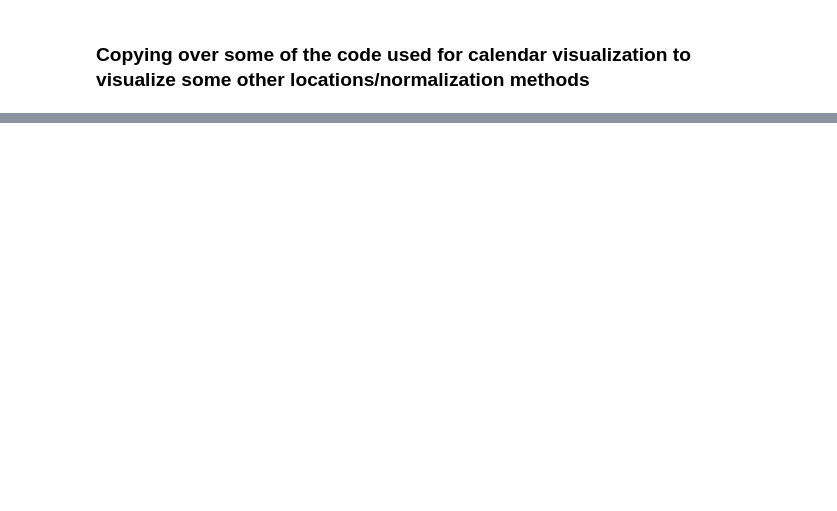
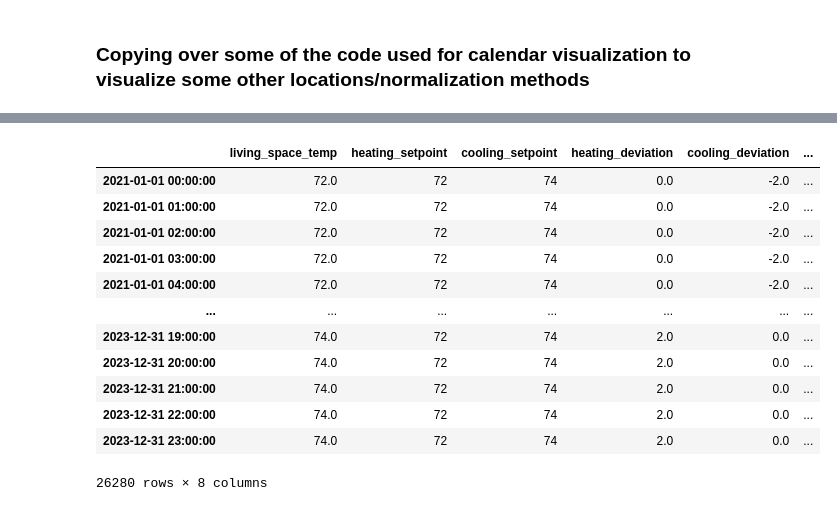
Before and after one commit to alchemicHen/hvac-viz, a Jupyter notebook: alt_calendar_viz.ipynb, the cells around one changed output, grey strips where cells are left out. Cells and saved outputs as stored; diff of their text form; code cells hidden in the pictures; blank space fills up the shorter version.

```diff
--- a/alt_calendar_viz.ipynb
+++ b/alt_calendar_viz.ipynb
@@ -76,3 +82,19 @@ living_df.to_csv('ny_hourly_cleaned.csv')
+# %%
+living_df
+# %% [output]
+|  | living_space_temp | heating_setpoint | cooling_setpoint | heating_deviation | cooling_deviation | ... |
+| 2021-01-01 00:00:00 | 72.0 | 72 | 74 | 0.0 | -2.0 | ... |
+| 2021-01-01 01:00:00 | 72.0 | 72 | 74 | 0.0 | -2.0 | ... |
+| 2021-01-01 02:00:00 | 72.0 | 72 | 74 | 0.0 | -2.0 | ... |
+| 2021-01-01 03:00:00 | 72.0 | 72 | 74 | 0.0 | -2.0 | ... |
+| 2021-01-01 04:00:00 | 72.0 | 72 | 74 | 0.0 | -2.0 | ... |
+| ... | ... | ... | ... | ... | ... | ... |
+| 2023-12-31 19:00:00 | 74.0 | 72 | 74 | 2.0 | 0.0 | ... |
+| 2023-12-31 20:00:00 | 74.0 | 72 | 74 | 2.0 | 0.0 | ... |
+| 2023-12-31 21:00:00 | 74.0 | 72 | 74 | 2.0 | 0.0 | ... |
+| 2023-12-31 22:00:00 | 74.0 | 72 | 74 | 2.0 | 0.0 | ... |
+| 2023-12-31 23:00:00 | 74.0 | 72 | 74 | 2.0 | 0.0 | ... |
+26280 rows × 8 columns
 # %%
 import datetime as dt
 
```
Also changed, not shown: parts of 6 cells of this notebook, 49 other files.
